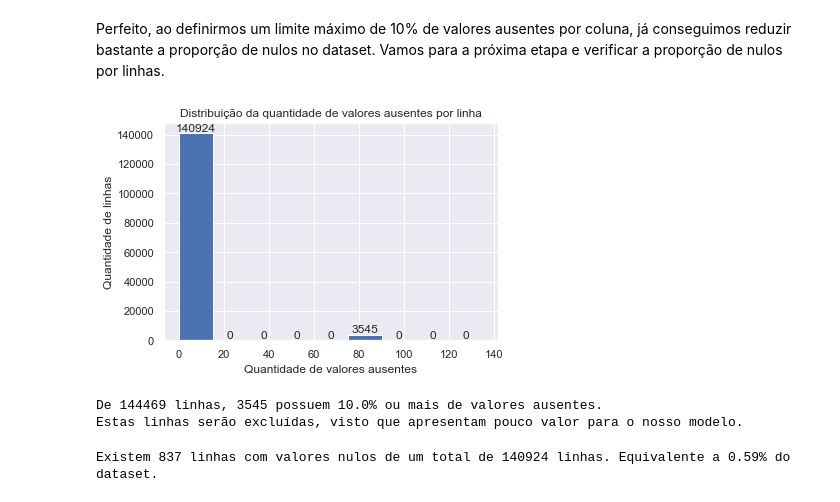
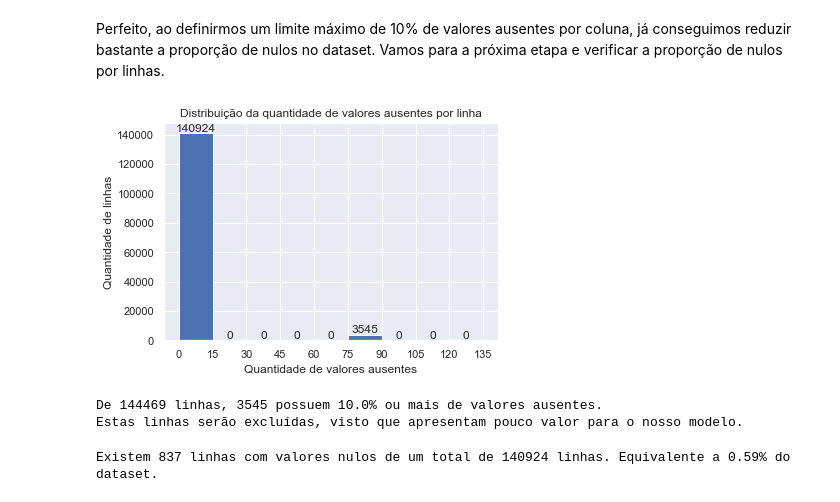
Before and after one commit to gasp37/credit-project, a Jupyter notebook: src/credit-project.ipynb, the cells around one changed output. Drawn from its saved outputs; the diff is of its cells as text; code cells hidden in the pictures.

```diff
--- a/src/credit-project.ipynb
+++ b/src/credit-project.ipynb
@@ -160,24 +152,25 @@ Perfeito, ao definirmos um limite máximo de 10% de valores ausentes por coluna,
 # %%
 nulls_by_row = train_treated.isnull().sum(axis=1).sort_values(ascending=False)
 nulls_by_row_grouped = nulls_by_row.groupby(nulls_by_row).count()
 bins = np.arange(0, 150, 15)
 
 values, bins, bars = plt.hist(nulls_by_row_grouped.index, weights=nulls_by_row_grouped.values, bins=bins)
+plt.xticks(bins)
 plt.xlabel("Quantidade de valores ausentes")
 plt.ylabel("Quantidade de linhas")
 plt.title("Distribuição da quantidade de valores ausentes por linha")
 plt.bar_label(bars)
 
 plt.show()
 
 NULLS_BY_ROW_THRESHOLD = 0.10
 total_rows = len(train_treated)
 total_cols = len(train_treated.columns)
 
 print(f"""De {total_rows} linhas, {nulls_by_row[nulls_by_row > total_cols * NULLS_BY_ROW_THRESHOLD].count()} possuem {NULLS_BY_ROW_THRESHOLD*100}% ou mais de valores ausentes.
 Estas linhas serão excluídas, visto que apresentam pouco valor para o nosso modelo.""")
 # %% [output]
-[figure, old version]
+[figure, new version]
 De 144469 linhas, 3545 possuem 10.0% ou mais de valores ausentes.
 Estas linhas serão excluídas, visto que apresentam pouco valor para o nosso modelo.
 # %%
```
Also changed, not shown: parts of 4 cells of this notebook.
